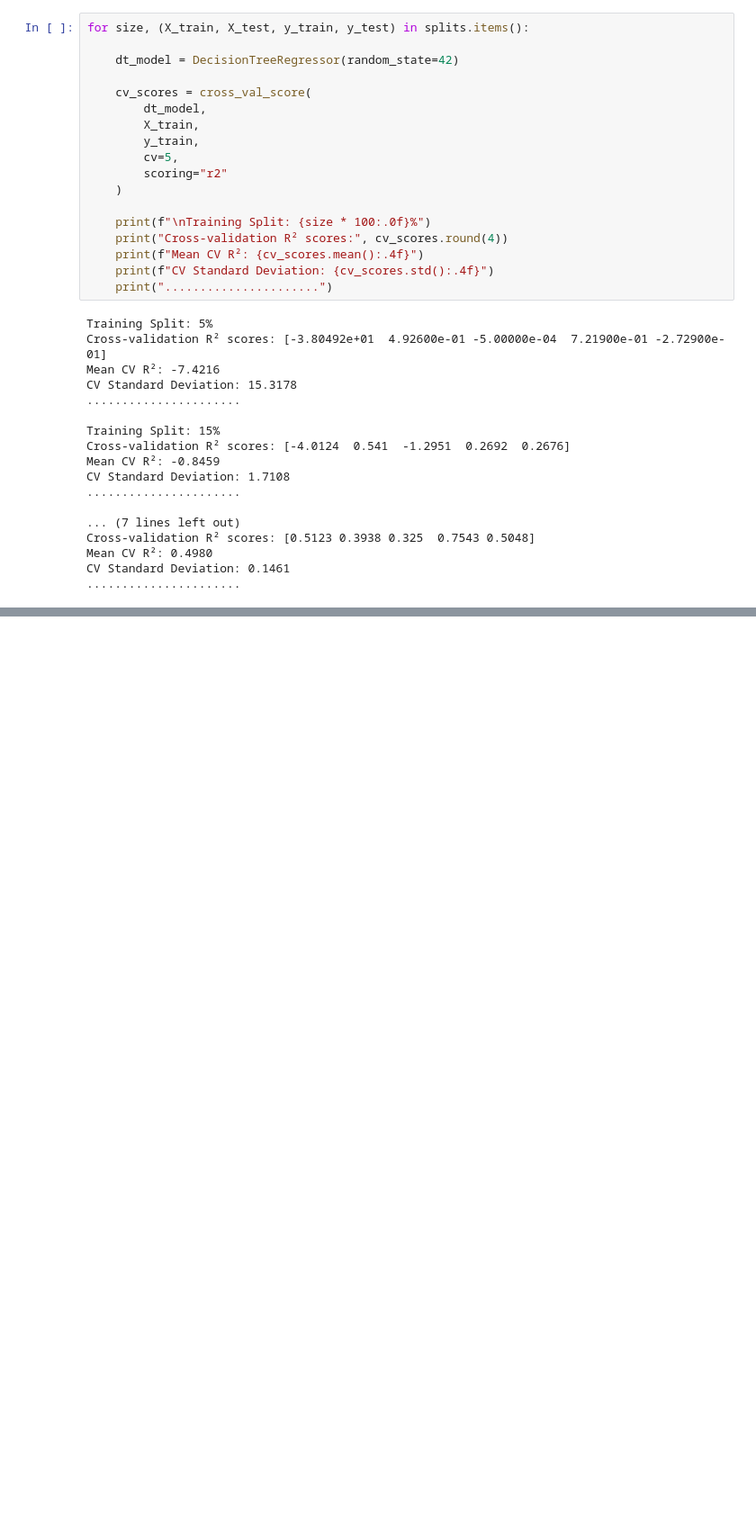
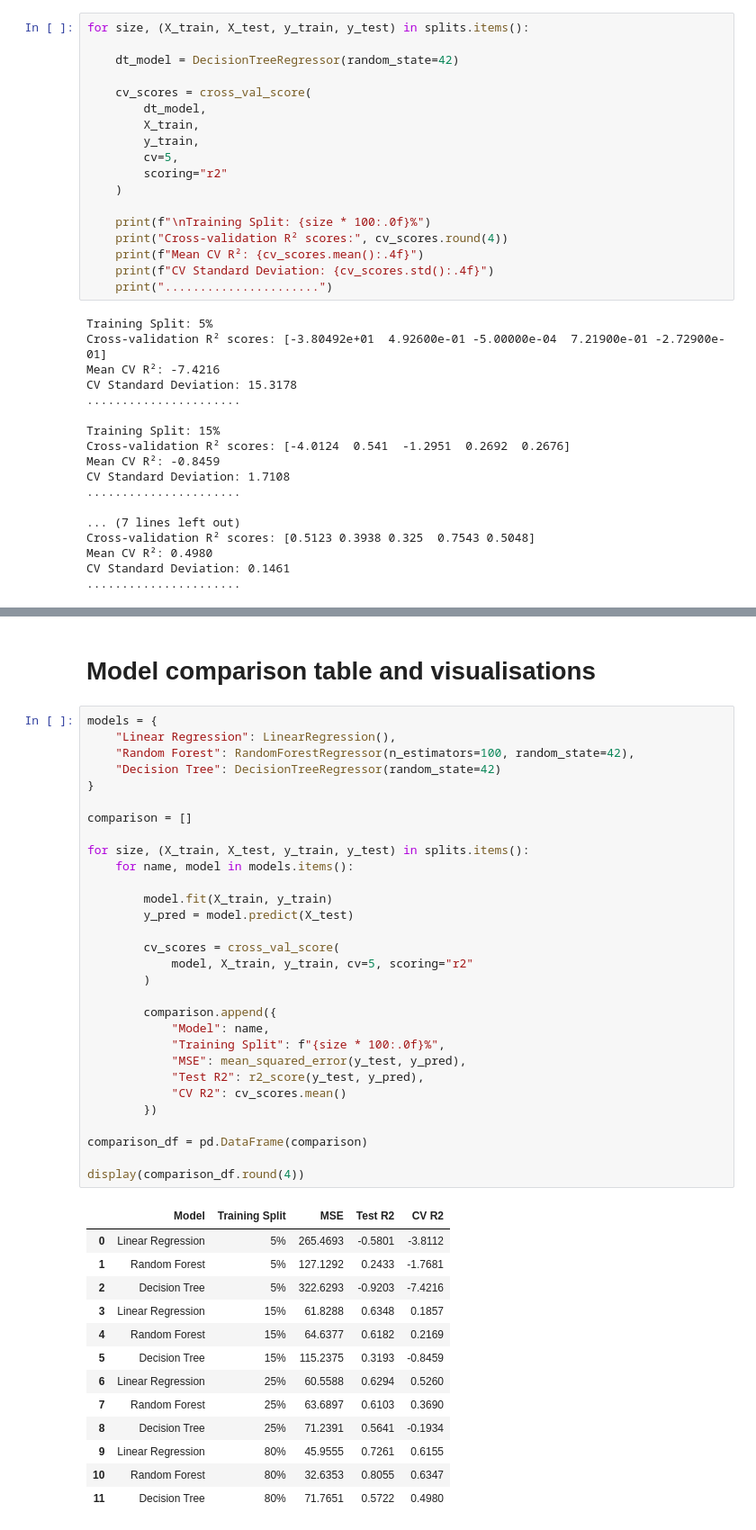
Before and after one commit to sba25049-boop/ML-CA1_sba25049_1126, a Jupyter notebook: Mariana_Garcia_sba25049_CA1.ipynb, the cells around one changed output, grey strips where cells are left out. Shown at 90% size. Cells and saved outputs as stored; diff of their text form; blank space fills up the shorter version.

```diff
--- a/Mariana_Garcia_sba25049_CA1.ipynb
+++ b/Mariana_Garcia_sba25049_CA1.ipynb
@@ -1153,0 +1165,46 @@ CV Standard Deviation: 0.1461
+# %% [markdown]
+# Model comparison table and visualisations
+# %%
+models = {
+    "Linear Regression": LinearRegression(),
+    "Random Forest": RandomForestRegressor(n_estimators=100, random_state=42),
+    "Decision Tree": DecisionTreeRegressor(random_state=42)
+}
+
+comparison = []
+
+for size, (X_train, X_test, y_train, y_test) in splits.items():
+    for name, model in models.items():
+
+        model.fit(X_train, y_train)
+        y_pred = model.predict(X_test)
+
+        cv_scores = cross_val_score(
+            model, X_train, y_train, cv=5, scoring="r2"
+        )
+
+        comparison.append({
+            "Model": name,
+            "Training Split": f"{size * 100:.0f}%",
+            "MSE": mean_squared_error(y_test, y_pred),
+            "Test R2": r2_score(y_test, y_pred),
+            "CV R2": cv_scores.mean()
+        })
+
+comparison_df = pd.DataFrame(comparison)
+
+display(comparison_df.round(4))
+# %% [output]
+|  | Model | Training Split | MSE | Test R2 | CV R2 |
+| 0 | Linear Regression | 5% | 265.4693 | -0.5801 | -3.8112 |
+| 1 | Random Forest | 5% | 127.1292 | 0.2433 | -1.7681 |
+| 2 | Decision Tree | 5% | 322.6293 | -0.9203 | -7.4216 |
+| 3 | Linear Regression | 15% | 61.8288 | 0.6348 | 0.1857 |
+| 4 | Random Forest | 15% | 64.6377 | 0.6182 | 0.2169 |
+| 5 | Decision Tree | 15% | 115.2375 | 0.3193 | -0.8459 |
+| 6 | Linear Regression | 25% | 60.5588 | 0.6294 | 0.5260 |
+| 7 | Random Forest | 25% | 63.6897 | 0.6103 | 0.3690 |
+| 8 | Decision Tree | 25% | 71.2391 | 0.5641 | -0.1934 |
+| 9 | Linear Regression | 80% | 45.9555 | 0.7261 | 0.6155 |
+| 10 | Random Forest | 80% | 32.6353 | 0.8055 | 0.6347 |
+| 11 | Decision Tree | 80% | 71.7651 | 0.5722 | 0.4980 |
```
Also changed, not shown: parts of 5 cells of this notebook.
